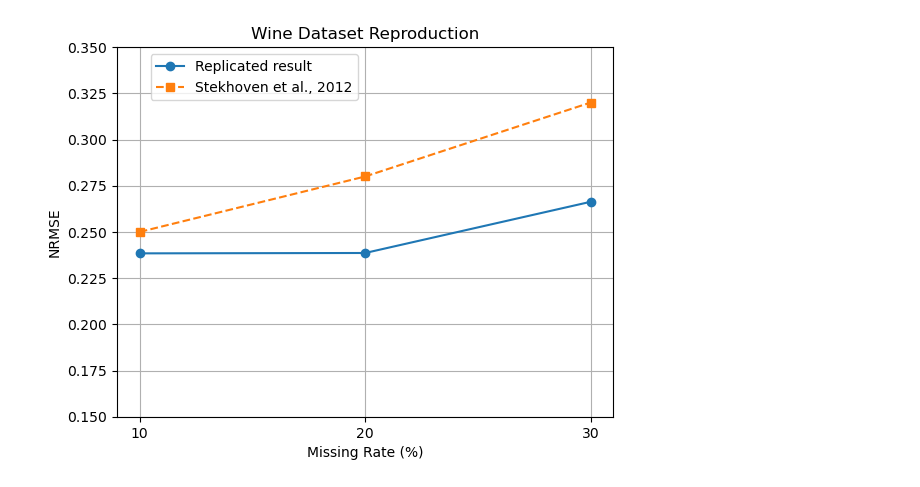
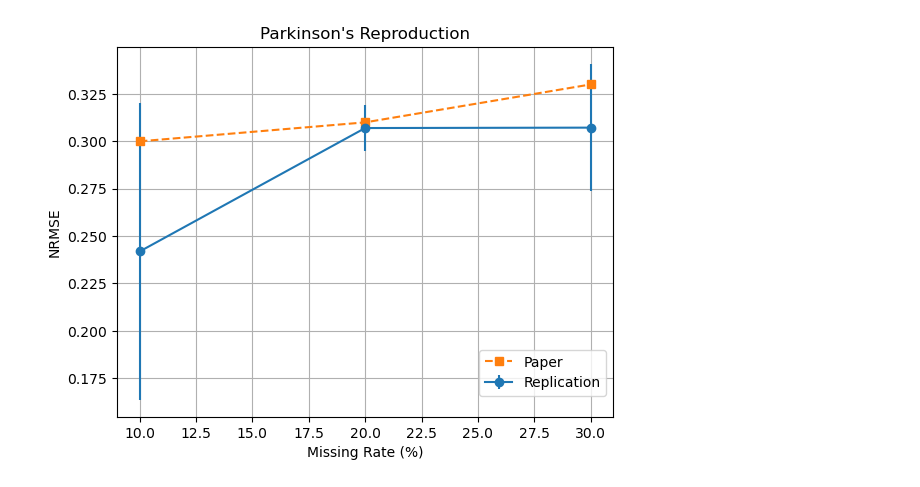
Before and after one commit to paulvanbrakelpvb-svg/missForest-reproduction, a Jupyter notebook: missForest_replication.ipynb, the cells around one changed output. Saved outputs shown, nothing was run; the diff lists cells and outputs as text; code cells hidden in the pictures.

```diff
--- a/missForest_replication.ipynb
+++ b/missForest_replication.ipynb
@@ -20,21 +7,0 @@ np.random.seed(42)
-# %%
-# The MCAR at three different rates used in the paper: 10%, 20%, and 30%
-for rate in [0.10, 0.20, 0.30]:
-    # MCAR
-    mask = np.random.rand(*X.shape) < rate
-    X_miss = X.copy()
-    X_miss[mask] = np.nan
-
-    # Main missForest algorhithm
-    imputer = IterativeImputer(
-        estimator=RandomForestRegressor(n_estimators=100, random_state=42),
-        max_iter=10,
-        initial_strategy="mean",
-        imputation_order="ascending",
-        random_state=42
-    )
-
-    X_imputed = imputer.fit_transform(X_miss)
-
-    score = get_nrmse(X, X_imputed, mask)
-    print(f"Missing {int(rate*100)}%: NRMSE = {round(score, 4)}")
@@ -45,18 +63,12 @@ Missing 30%: NRMSE = 0.2663
 # %%
-# Graph of the results
-rates = [10, 20, 30]
-replicated_nrmse = [0.2384, 0.2386, 0.2663]
-paper_nrmse = [0.25, 0.28, 0.32]
-
-plt.plot(rates, replicated_nrmse, marker='o', label='Replicated result')
-plt.plot(rates, paper_nrmse, marker='s', linestyle='--', label='Stekhoven et al., 2012')
+# Plot comparison
+plt.errorbar(rates_pct, mean_nrmse, yerr=std_nrmse, marker='o', label='Replication')
+plt.plot(rates_pct, paper_nrmse, marker='s', linestyle='--', label='Paper')
+plt.grid(True)
 plt.xlabel('Missing Rate (%)')
 plt.ylabel('NRMSE')
-plt.title('Wine Dataset Reproduction')
-plt.xticks([10, 20, 30])
-plt.ylim(0.15, 0.35)
-plt.grid(True)
-plt.legend(bbox_to_anchor=[0.5, 1])
+plt.title("Parkinson's Reproduction")
+plt.legend(bbox_to_anchor=(1,0.2))
 plt.show()
 # %% [output]
-[figure, old version]
+[figure, new version]
```
Also changed, not shown: parts of 4 cells of this notebook.
